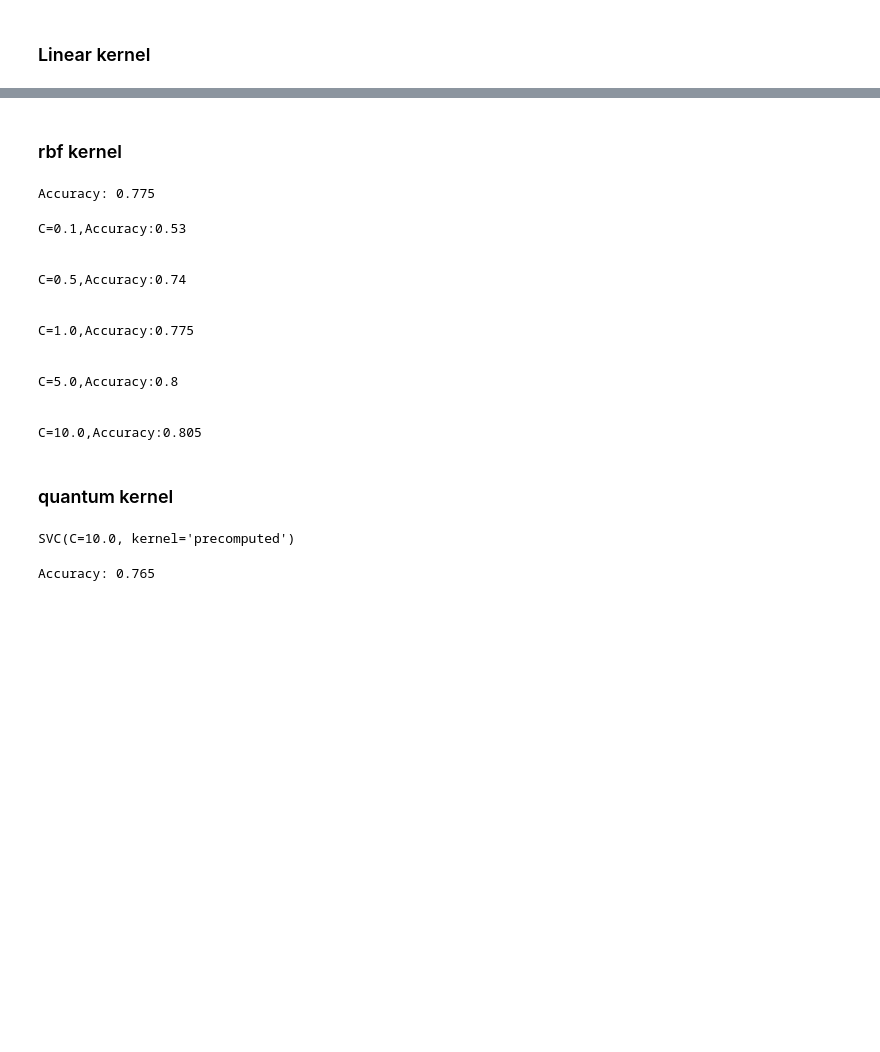
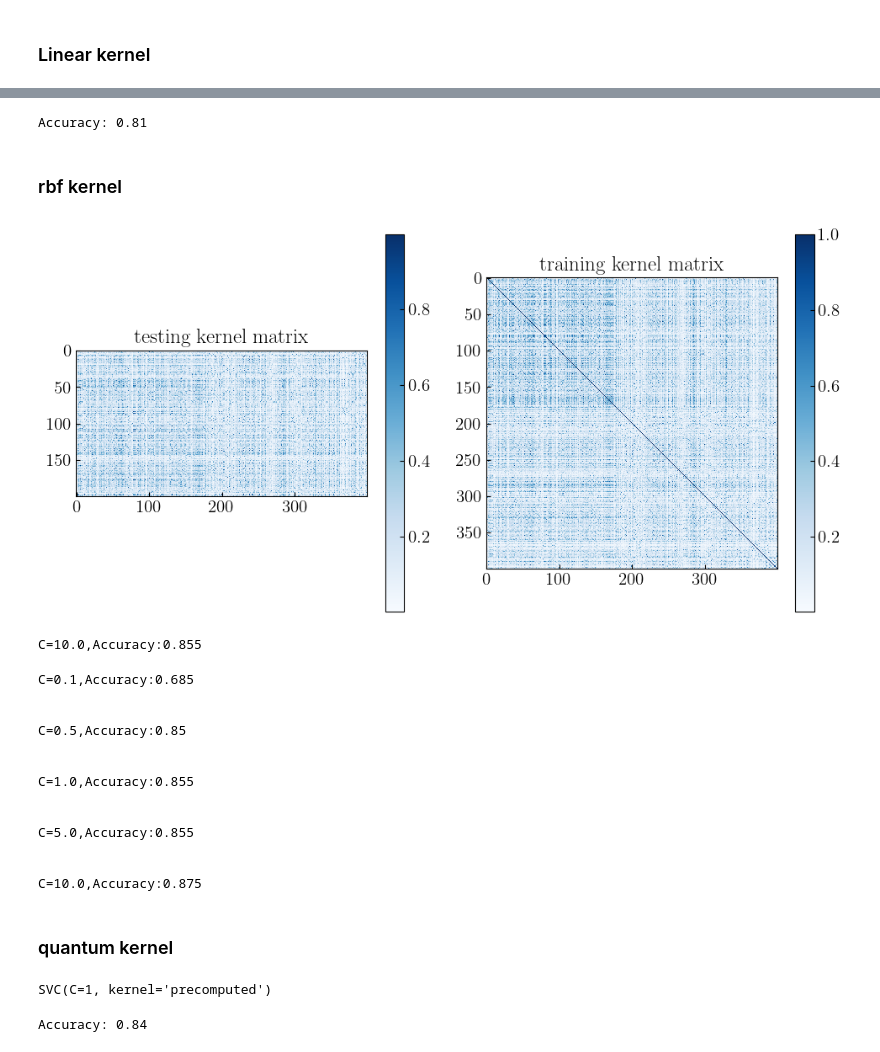
Before and after one commit to qazwsx351789/Analog-QSVM, a Jupyter notebook: Example_MNIST.ipynb, the cells around one changed output, grey strips where cells are left out. Drawn from its saved outputs; the diff is of its cells as text; code cells hidden in the pictures; blank space fills up the shorter version.

```diff
--- a/Example_MNIST.ipynb
+++ b/Example_MNIST.ipynb
@@ -163,48 +110,64 @@ SVC(C=10.0, kernel='linear')
+# %%
+clf = SVC(kernel="linear",C=1.0)
+clf.fit(svm_tr_data, trainlabels)
+y_pred = clf.predict(svm_te_data)
+accuracy = np.mean(y_pred == testlabels)
+print("Accuracy:", accuracy)
+# %% [output]
+Accuracy: 0.81
 # %% [markdown]
 ### rbf kernel
-# %%
-clf = SVC(kernel="rbf",C=1.0)
-clf.fit(train_pca, trainlabels)
-y_pred = clf.predict(test_pca)
-accuracy = np.mean(y_pred == testlabels)
-print("Accuracy:", accuracy)
-# %% [output]
-Accuracy: 0.775
+# %%
+_k_rbf_tr = rbf_kernel(svm_tr_data,gamma=1/(10*svm_tr_data.var()))
+_k_rbf_te = rbf_kernel(svm_te_data,svm_tr_data,gamma=1/(10*svm_tr_data.var()))
+# %%
+Q.show_kmatrix(train = _k_rbf_tr , test = _k_rbf_te,name = "")
+# %% [output]
+[figure, added]
+# %%
+clf = SVC(kernel="precomputed",C=1)
+clf.fit(_k_rbf_tr, trainlabels)
+y_pred = clf.predict(_k_rbf_te)
+accuracy = np.mean(y_pred == testlabels)
+print("C={},Accuracy:{}".format(c,accuracy))
+print("\n")
+# %% [output]
+C=10.0,Accuracy:0.855
 # %%
 C_list = [0.1, 0.5, 1.0, 5.0, 10.0]
 for c in C_list:
   clf = SVC(kernel="rbf",C=c)
-  clf.fit(train_pca, trainlabels)
-  y_pred = clf.predict(test_pca)
+  clf.fit(svm_tr_data, trainlabels)
+  y_pred = clf.predict(svm_te_data)
   accuracy = np.mean(y_pred == testlabels)
   print("C={},Accuracy:{}".format(c,accuracy))
   print("\n")
 #C represents the penalty coefficient for misclassification,A larger value of C will make the model strictly classify all samples correctly.
 #C=10 give me the best accurarcy
 # %% [output]
-C=0.1,Accuracy:0.53
+C=0.1,Accuracy:0.685
 
 
-C=0.5,Accuracy:0.74
+C=0.5,Accuracy:0.85
 
 
-C=1.0,Accuracy:0.775
+C=1.0,Accuracy:0.855
 
 
-C=5.0,Accuracy:0.8
+C=5.0,Accuracy:0.855
 
 
-C=10.0,Accuracy:0.805
+C=10.0,Accuracy:0.875
 # %% [markdown]
 ### quantum kernel
 # %%
-clf = SVC(kernel="precomputed",C=10.0)
-clf.fit(target_kernel, trainlabels)
+clf = SVC(kernel="precomputed",C=1)
+clf.fit(tr_kernel, trainlabels)
 # %% [output]
-SVC(C=10.0, kernel='precomputed')
+SVC(C=1, kernel='precomputed')
 # %%
-y_pred = clf.predict(test_kernel)
+y_pred = clf.predict(te_kernel)
 accuracy = np.mean(y_pred == testlabels)
 print("Accuracy:", accuracy)
 # %% [output]
-Accuracy: 0.765
+Accuracy: 0.84
```
Also changed, not shown: parts of 20 cells of this notebook.
